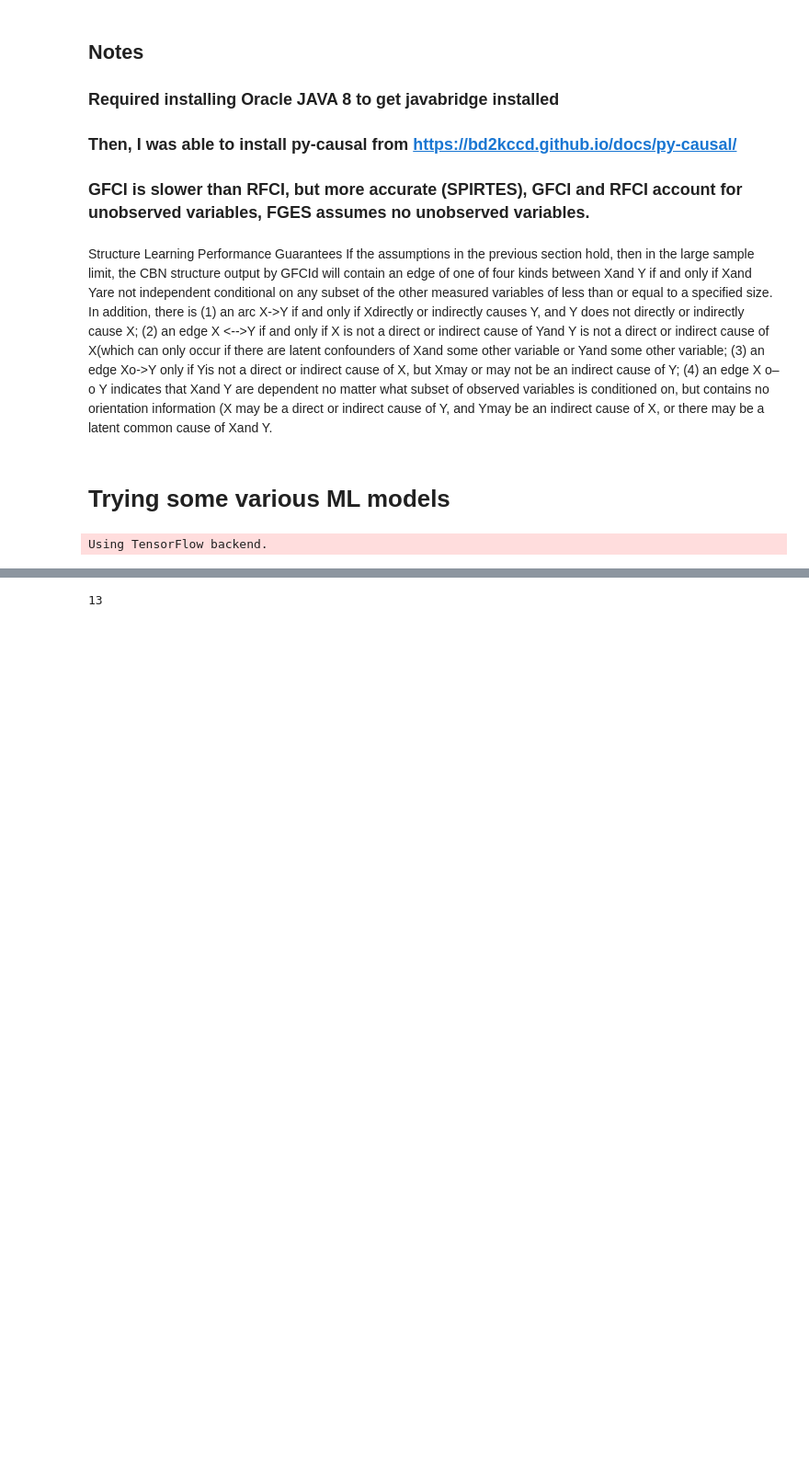
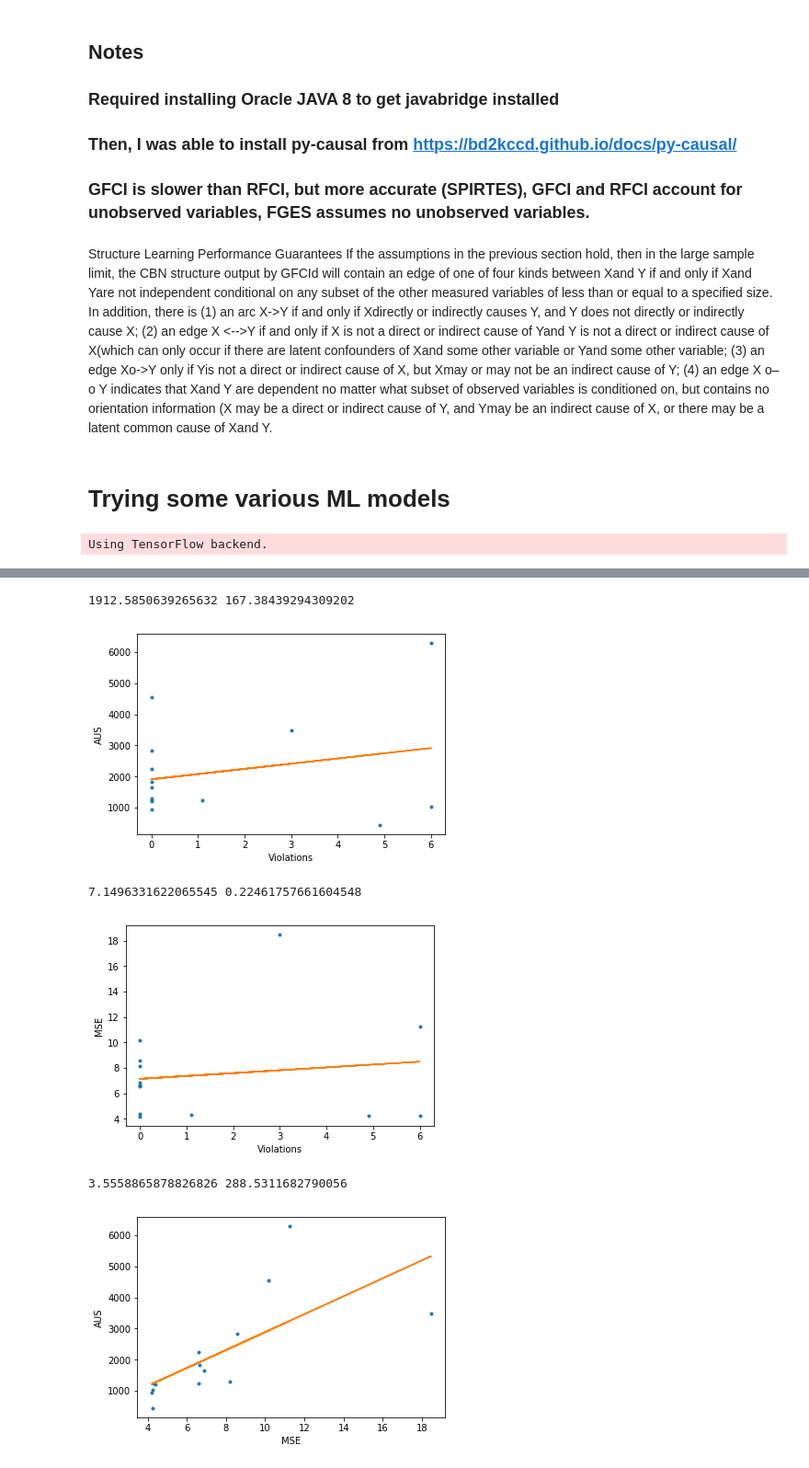
Before and after one commit to aligharari96/causality, a Jupyter notebook: CausalAssurance-DL-Mixed.ipynb, the cells around one changed output, grey strips where cells are left out. Shown: that part at 92% size. Drawn from its saved outputs; the diff is of its cells as text; code cells hidden in the pictures; blank space fills up the shorter version.

```diff
--- a/CausalAssurance-DL-Mixed.ipynb
+++ b/CausalAssurance-DL-Mixed.ipynb
@@ -185,14 +185,17 @@ def get_CG(df, tetrad):
 
     return tetrad.getTetradGraph()
 
+
+
 def get_MB(graph, var, pc):
     parents = set()
+    children = set()
     for i in pc.extractTetradGraphEdges(graph):
         if i[-1] == var and i[3:5] == '->':
             parents.add(i[0])
         if i[0] == var and i[3:5] == '->':
-            parents.add(i[-1])
-    return parents
+            children.add(i[-1])
+    return parents, children
 
 from pycausal.pycausal import pycausal as pc
 from collections import defaultdict
@@ -236,7 +239,7 @@ model_names = ['LogisticRegression()',
           'BaggingClassifier()',
           'GradientBoostingClassifier()',
           'MLPClassifier()',
-          'DeepNetwork()'
+          'o1'
          ]
 
 
@@ -470,4 +591,43 @@ heat_plot(MSE,VIO,AUS, xlab = 'MSE', ylab='Violations', clim_low = np.min(AUS),
-# %%
-len(model_names)
-# %% [output]
-13
+# %%
+from numpy.polynomial.polynomial import polyfit
+fig, ax = plt.subplots()
+b,m = polyfit(VIO,AUS, 1)
+print(b,m)
+ax.plot(VIO,AUS, '.')
+
+plt.plot(VIO, b + m * np.array(VIO), '-')
+    #cax = ax.scatter(VIO,AUS)
+ax.set_xlabel("Violations")
+ax.set_ylabel("AUS")
+plt.show()
+
+
+fig, ax = plt.subplots()
+b,m = polyfit(VIO,MSE, 1)
+print(b,m)
+ax.plot(VIO,MSE, '.')
+
+plt.plot(VIO, b + m * np.array(VIO), '-')
+    #cax = ax.scatter(VIO,AUS)
+ax.set_xlabel("Violations")
+ax.set_ylabel("MSE")
+plt.show()
+
+
+fig, ax = plt.subplots()
+b,m = polyfit(MSE,AUS, 1)
+print(b,m)
+ax.plot(MSE, AUS, '.')
+
+plt.plot(MSE, b + m * np.array(MSE), '-')
+    #cax = ax.scatter(VIO,AUS)
+ax.set_xlabel("MSE")
+ax.set_ylabel("AUS")
+plt.show()
+# %% [output]
+1912.5850639265632 167.38439294309202
+[figure, added]
+7.1496331622065545 0.22461757661604548
+[figure, added]
+3.5558865878826826 288.5311682790056
+[figure, added]
```
Also changed, not shown: parts of 6 cells of this notebook, 9 other files.
